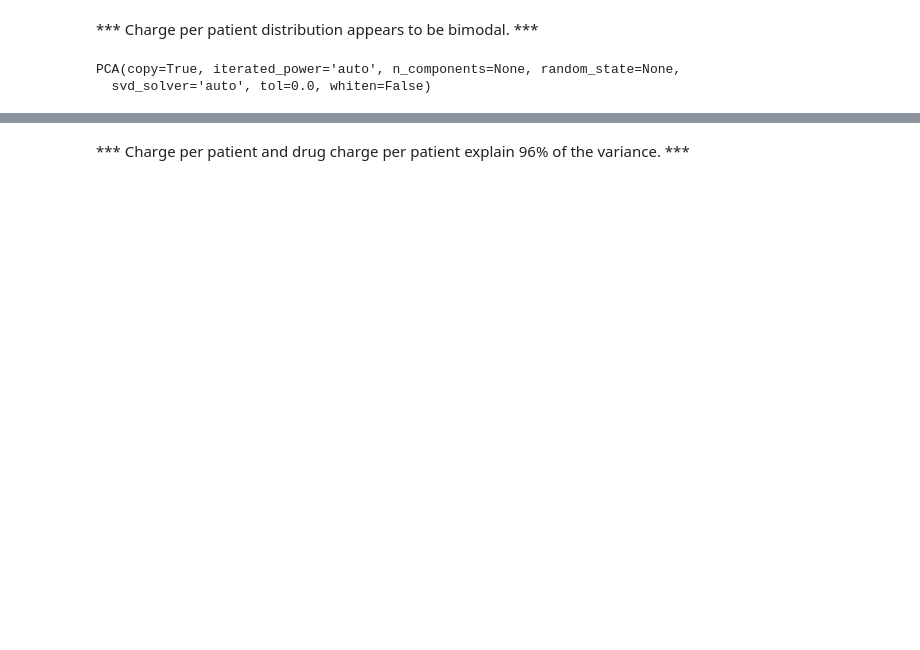
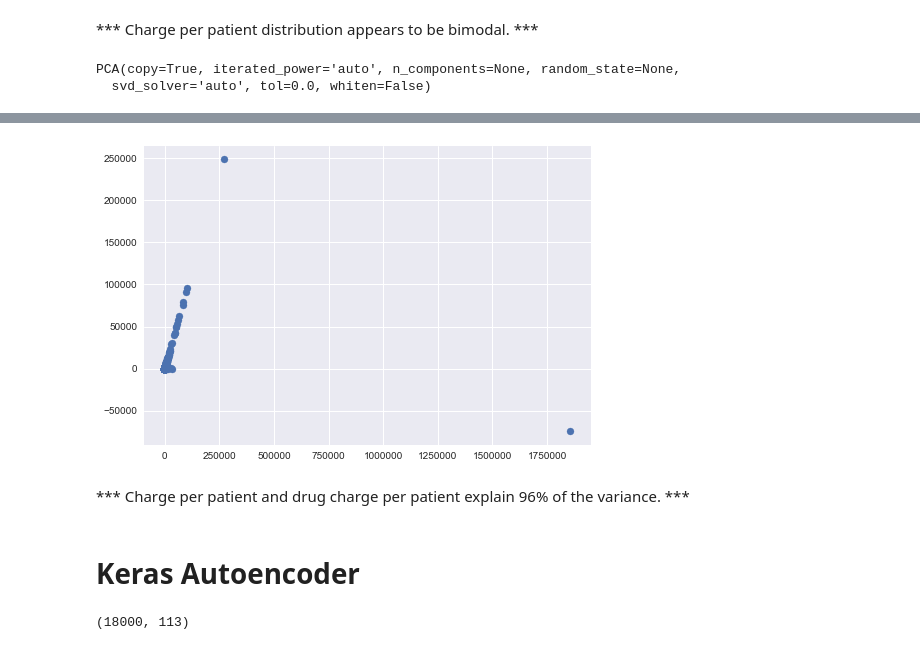
Before and after one commit to AJaafer/Physician_Risk, a Jupyter notebook: Physician_Risk.ipynb, the cells around one changed output, grey strips where cells are left out. Saved outputs shown, nothing was run; the diff lists cells and outputs as text; code cells hidden in the pictures; blank space fills up the shorter version.

```diff
--- a/Physician_Risk.ipynb
+++ b/Physician_Risk.ipynb
@@ -148,5 +160,18 @@ array([  7.34629586e-01,   6.78468402e-01,  -2.03064352e-07,
+# %%
+transformed = pca.transform(X_adj)
+plt.scatter(transformed[:,0], transformed[:,1])
+plt.show()
+# %% [output]
+[figure, added]
 # %% [markdown]
 *** Charge per patient and drug charge per patient explain 96% of the variance. ***
 # %%
 X_adj.to_csv('Data/X_adj.csv')
 X_train.to_csv('Data/X_train_numerical.csv')
+# %% [markdown]
+# Keras Autoencoder
+# %%
+X_train = pd.get_dummies(X_train, columns = ["Provider Type"])
+X_train.shape
+# %% [output]
+(18000, 113)
```
Also changed, not shown: parts of 20 cells of this notebook, 3 other files.
